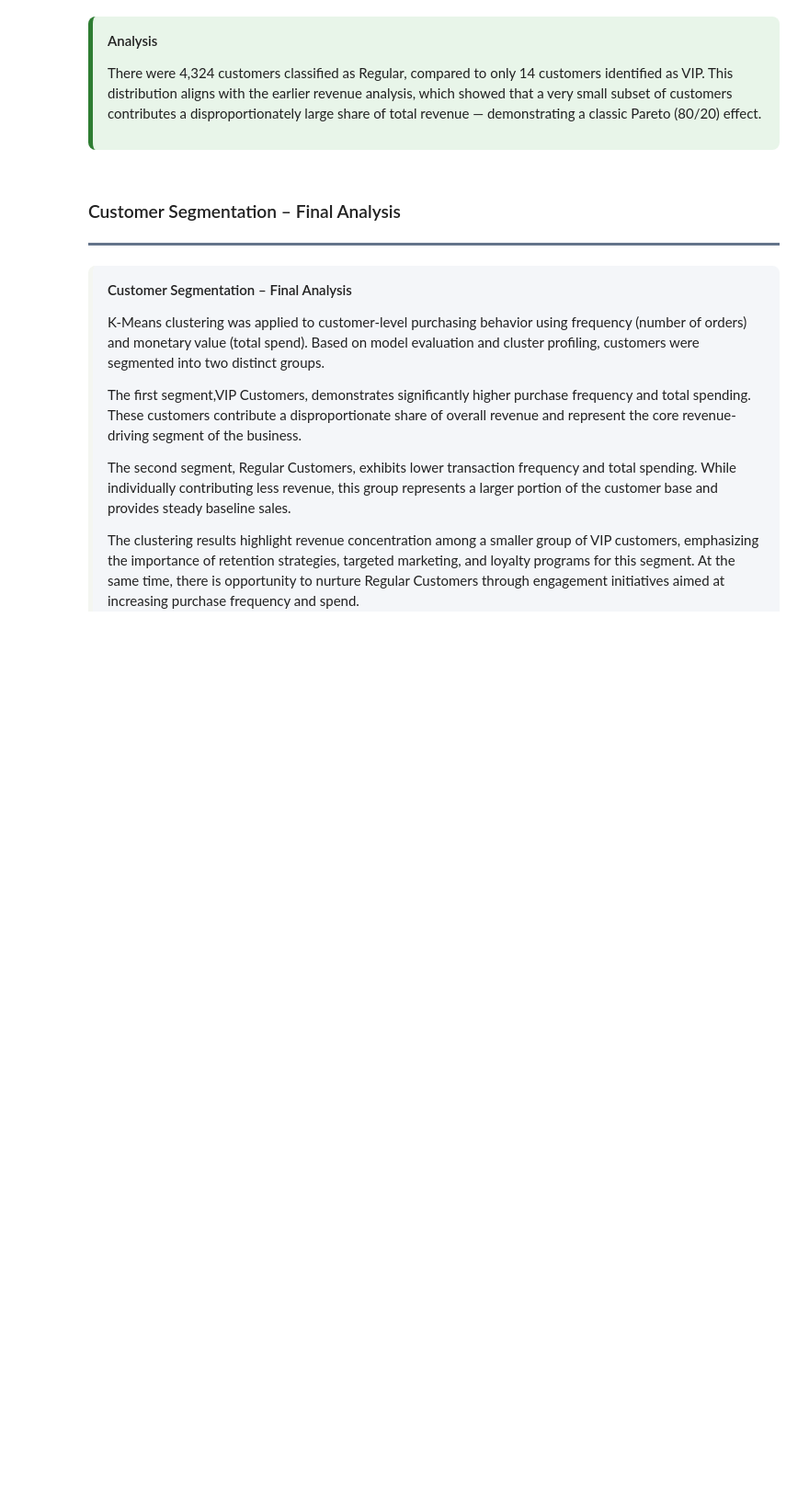
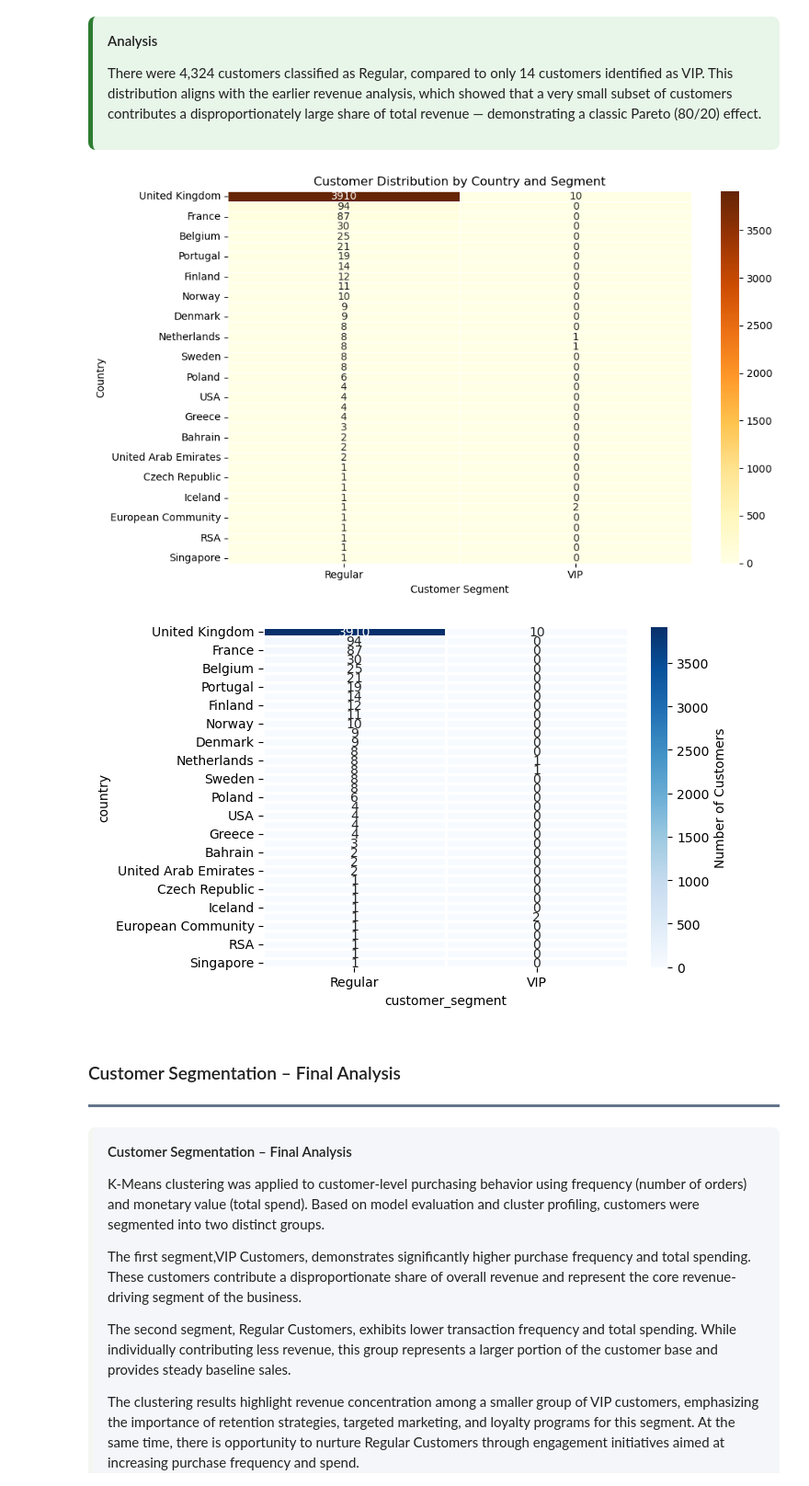
Before and after one commit to s3achan/ecommerce-customer-segmentation, a Jupyter notebook: Ecommerce-Segmentation.ipynb, the cells around one changed output. Shown at 92% size. Cells and saved outputs as stored; diff of their text form; code cells hidden in the pictures; blank space fills up the shorter version.

Commit message:
adding customer segment

```diff
--- a/Ecommerce-Segmentation.ipynb
+++ b/Ecommerce-Segmentation.ipynb
@@ -691,6 +711,28 @@ Name: count, dtype: int64
 There were 4,324 customers classified as Regular, compared to only 14 customers identified as VIP.
 This distribution aligns with the earlier revenue analysis, which showed that a very small subset of customers contributes a disproportionately large share of total revenue — demonstrating a classic Pareto (80/20) effect.
     </div>
+# %%
+topn = country_segment_counts
+plt.figure(figsize=(10,6))
+sns.heatmap(topn,annot=True,fmt="d",cmap="YlOrBr",linewidths=0.5)
+plt.title("Customer Distribution by Country and Segment")
+plt.xlabel("Customer Segment")
+plt.ylabel("Country")
+plt.tight_layout()
+plt.show()
+
+ax = sns.heatmap(
+    topn,
+    annot=True,
+    fmt="d",
+    cmap="Blues",   # clean base palette
+    linewidths=0.8,
+    linecolor="white",
+    cbar_kws={"label": "Number of Customers"}
+)
+# %% [output]
+[figure, added]
+[figure, added]
 # %% [markdown]
 <div style="border-bottom: 3px solid #64748b; padding: 8px 0; margin: 25px 0;">
 <h3> Customer Segmentation – Final Analysis
```
Also changed, not shown: parts of 4 cells of this notebook.
